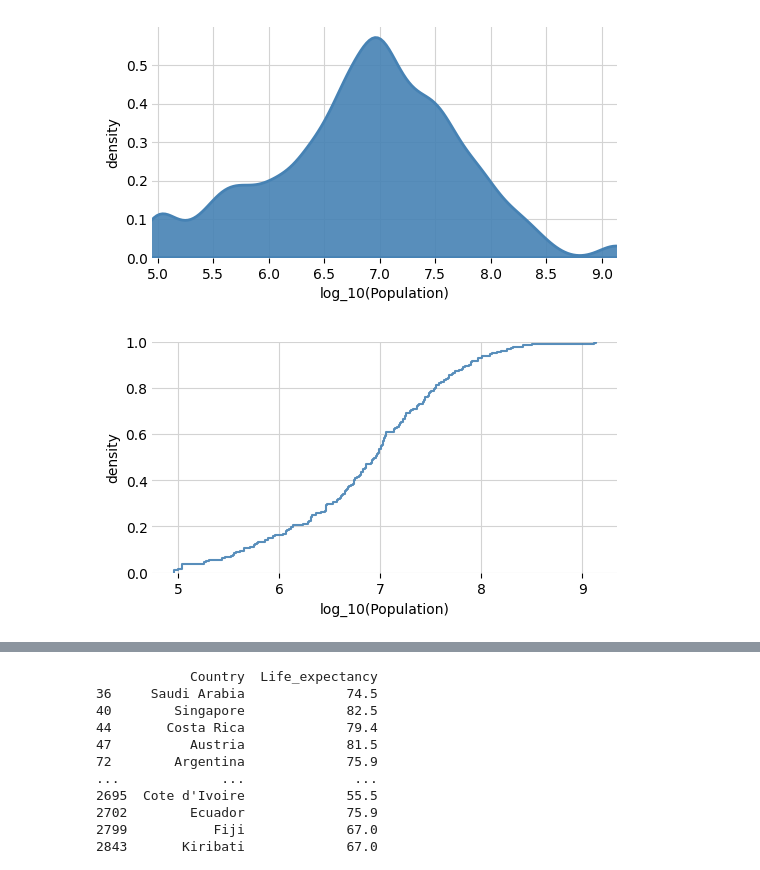
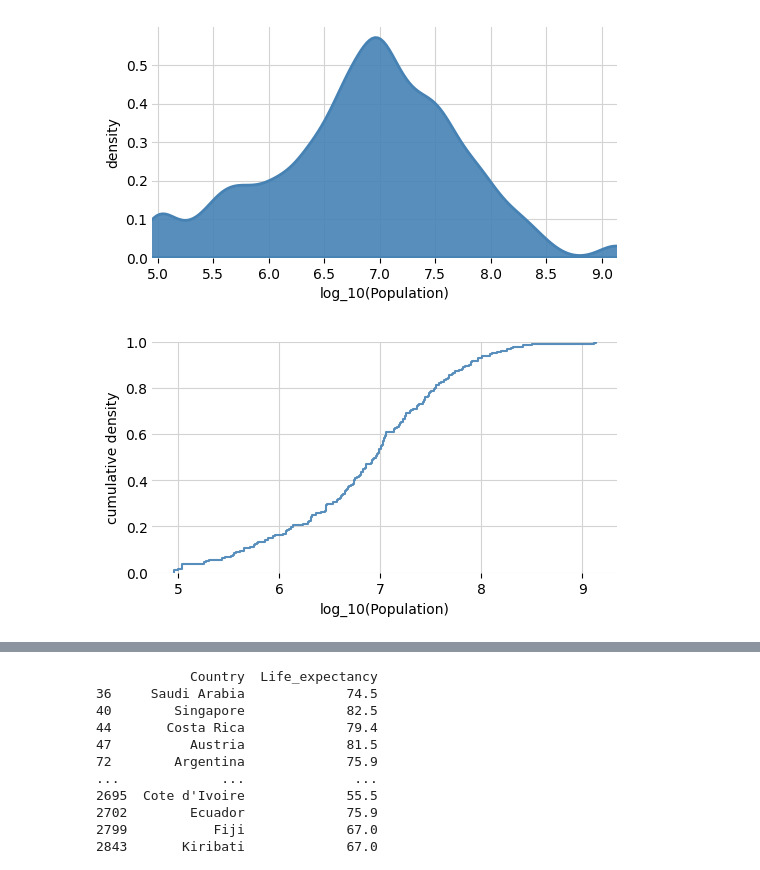
Before and after one commit to Leroymilo/DataVis, a Jupyter notebook: L2/AdriaanL_AcadWrit_DataViz_Lesson2.ipynb, the cells around one changed output, grey strips where cells are left out. Drawn from its saved outputs; the diff is of its cells as text; code cells hidden in the pictures.

```diff
--- a/L2/AdriaanL_AcadWrit_DataViz_Lesson2.ipynb
+++ b/L2/AdriaanL_AcadWrit_DataViz_Lesson2.ipynb
@@ -1686,27 +1686,27 @@ plt.show()
 # %%
 plt.figure(figsize=(6, 3))
 
 # Create density plot
 sns.ecdfplot(data=world_population,
             x=np.log10(world_population['Population_mln']*1000000),
             color='steelblue',
             alpha=0.9,
             zorder=2)
 
 # Set labels
 plt.xlabel('log_10(Population)')
-plt.ylabel('density')
+plt.ylabel('cumulative density')
 
 # Set major and minor y-axis grid
 plt.grid(color='lightgrey', linestyle='-', zorder=0)
 
 # Remove the box and ticks
 plt.gca().spines[['top','right','left','bottom']].set_visible(False)
 plt.gca().tick_params(axis='y',length=0)
 
 plt.show()
 # %% [output]
-[figure, old version]
+[figure, new version]
 # %% [markdown]
 ### <font color="#B0AD89"><strong>c ⬝ </strong></font>Quantile–quantile plots
 
```
Also changed, not shown: parts of 4 cells of this notebook.
